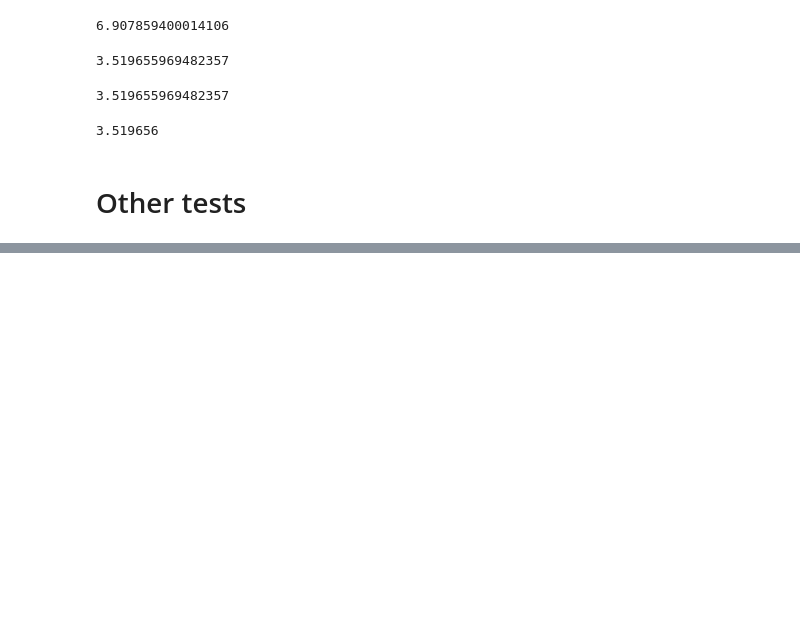
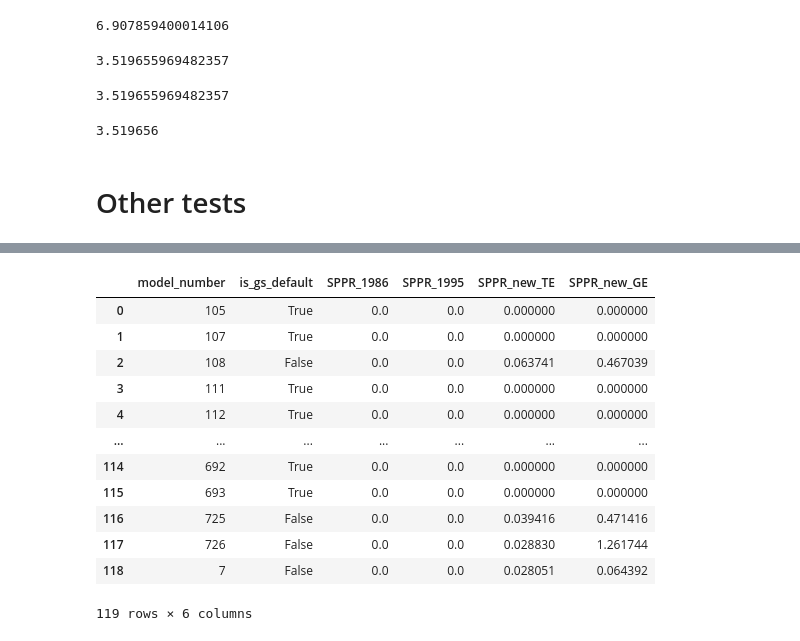
Before and after one commit to idocarmel1/PPREstimation, a Jupyter notebook: tests.ipynb, the cells around one changed output, grey strips where cells are left out. Saved outputs shown, nothing was run; the diff lists cells and outputs as text; code cells hidden in the pictures; blank space fills up the shorter version.

```diff
--- a/tests.ipynb
+++ b/tests.ipynb
@@ -92,0 +192,43 @@ self = PPRCalculator(model_number)
+# %%
+model_numbers_non_default = df.loc[~df["gs"].isin([0, 0.2]), "model_number"].unique().tolist()
+
+results = {
+    'model_number': [],
+    'is_gs_default': [],
+    'SPPR_1986': [],
+    'SPPR_1995': [],
+    # 'SPPR_EwE': [],
+    # 'SPPR_2015': [],
+    'SPPR_new_TE': [],
+    'SPPR_new_GE': [],
+}
+
+for model_number in tqdm(saved_models):
+    # index:
+    results['model_number'].append(model_number)
+    results['is_gs_default'].append(model_number not in model_numbers_non_default)
+
+    # full data:
+    model = PPRCalculator(model_number)
+    results['SPPR_1986'].append(model.get_PPR(model.SPPR_1986(), only_inner=True).sum(axis=1).sum())
+    results['SPPR_1995'].append(model.get_PPR(model.SPPR_1995(global_TE=0.1), only_inner=True).sum(axis=1).sum())
+    # results['SPPR_EwE'].append(model.get_PPR(model.SPPR_EwE(TE_option='TE', use_EE=True, silent=False)[0], only_inner=True).sum(axis=1).sum())
+    # results['SPPR_2015'].append(model.get_PPR(model.SPPR_2015(only_pp_det=True)[0], only_inner=True).sum(axis=1).sum())
+    results['SPPR_new_TE'].append(model.get_PPR(model.SPPR_new(TE_option='TE', DET_TE_vals=1)[0], only_inner=True).sum(axis=1).sum())
+    results['SPPR_new_GE'].append(model.get_PPR(model.SPPR_new(TE_option='GE', DET_TE_vals=1)[0], only_inner=True).sum(axis=1).sum())
+
+    # partial data:
+    modeldata = ModelData(model_number)
+    modeldata.groups_data[['gs', 'egestion', 'respiration', 'biomass_accum', 'emigration', 'immigration', 'net_migration', 'M0']] = np.nan
+    # modeldata.groups_data[['gs', 'egestion', 'respiration', 'biomass_accum']] = np.nan
+    # modeldata.groups_data[['gs', 'egestion', 'respiration']] = np.nan
+    model = PPRCalculator.from_modeldata(modeldata, underdetermined=True, zero_biomass_accum=True, default_gs=True,
+                                          solve_cols=['egestion', 'respiration', 'biomass_accum', 'emigration', 'immigration', 'net_migration'])
+    results['SPPR_1986'][-1] = abs((results['SPPR_1986'][-1] - model.get_PPR(model.SPPR_1986(), only_inner=True).sum(axis=1).sum())) / results['SPPR_1986'][-1]
+    results['SPPR_1995'][-1] = abs((results['SPPR_1995'][-1] - model.get_PPR(model.SPPR_1995(global_TE=0.1), only_inner=True).sum(axis=1).sum())) / results['SPPR_1995'][-1]
+    # results['SPPR_EwE'][-1] = (results['SPPR_EwE'][-1] - model.get_PPR(model.SPPR_EwE(TE_option='TE', use_EE=True, silent=False)[0], only_inner=True).sum(axis=1).sum()) / results['SPPR_EwE'][-1]
+    # results['SPPR_2015'][-1] = abs((results['SPPR_2015'][-1] - model.get_PPR(model.SPPR_2015(only_pp_det=True)[0], only_inner=True).sum(axis=1).sum())) / results['SPPR_2015'][-1]
+    results['SPPR_new_TE'][-1] = abs((results['SPPR_new_TE'][-1] - model.get_PPR(model.SPPR_new(TE_option='TE', DET_TE_vals=1)[0], only_inner=True).sum(axis=1).sum())) / results['SPPR_new_TE'][-1]
+    results['SPPR_new_GE'][-1] = abs((results['SPPR_new_GE'][-1] - model.get_PPR(model.SPPR_new(TE_option='GE', DET_TE_vals=1)[0], only_inner=True).sum(axis=1).sum())) / results['SPPR_new_GE'][-1]
+
+df_results = pd.DataFrame(results)
@@ -92,0 +250,16 @@ self = PPRCalculator(model_number)
+# %%
+df_results
+# %% [output]
+|  | model_number | is_gs_default | SPPR_1986 | SPPR_1995 | SPPR_new_TE | SPPR_new_GE |
+| 0 | 105 | True | 0.0 | 0.0 | 0.000000 | 0.000000 |
+| 1 | 107 | True | 0.0 | 0.0 | 0.000000 | 0.000000 |
+| 2 | 108 | False | 0.0 | 0.0 | 0.063741 | 0.467039 |
+| 3 | 111 | True | 0.0 | 0.0 | 0.000000 | 0.000000 |
+| 4 | 112 | True | 0.0 | 0.0 | 0.000000 | 0.000000 |
+| ... | ... | ... | ... | ... | ... | ... |
+| 114 | 692 | True | 0.0 | 0.0 | 0.000000 | 0.000000 |
+| 115 | 693 | True | 0.0 | 0.0 | 0.000000 | 0.000000 |
+| 116 | 725 | False | 0.0 | 0.0 | 0.039416 | 0.471416 |
+| 117 | 726 | False | 0.0 | 0.0 | 0.028830 | 1.261744 |
+| 118 | 7 | False | 0.0 | 0.0 | 0.028051 | 0.064392 |
+119 rows × 6 columns
```
Also changed, not shown: parts of 9 cells of this notebook, 2 other files.
